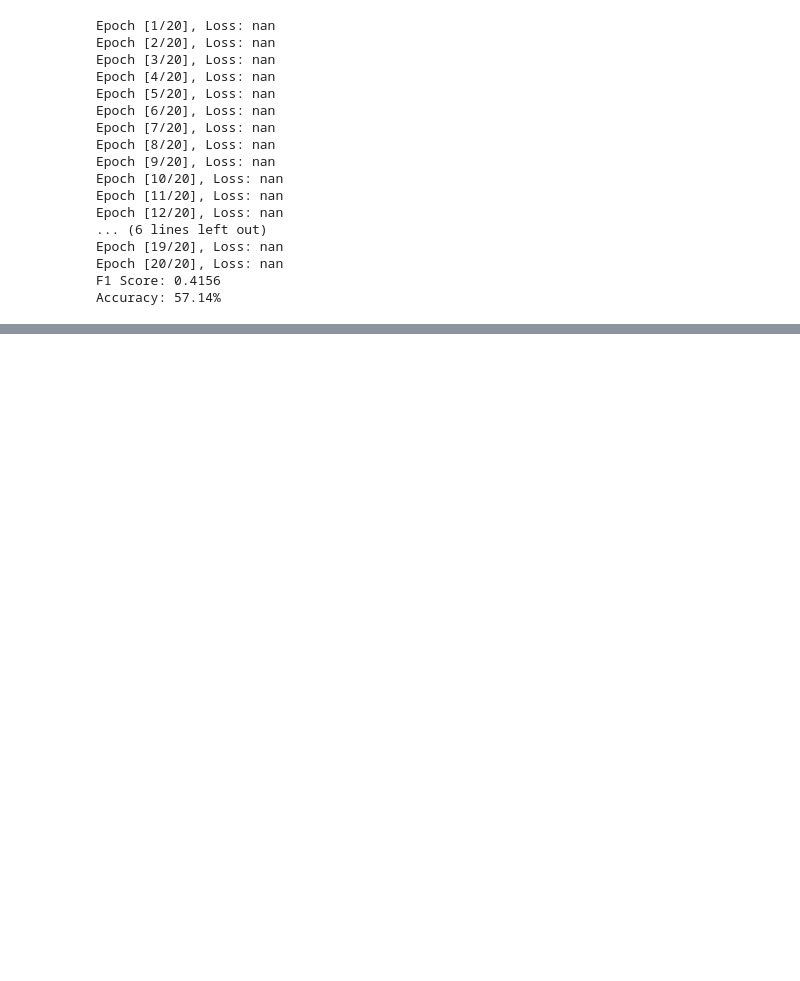
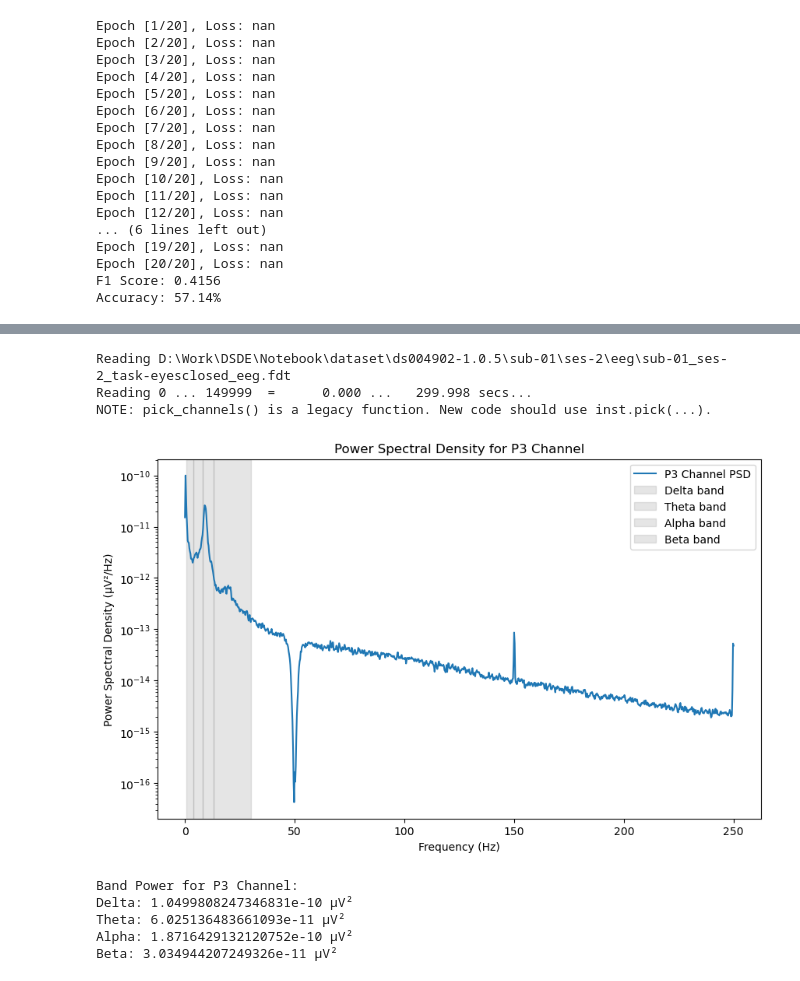
Before and after one commit to Narutchai01/dsde, a Jupyter notebook: Notebook/eeg.ipynb, the cells around one changed output, grey strips where cells are left out. Cells and saved outputs as stored; diff of their text form; code cells hidden in the pictures; blank space fills up the shorter version.

```diff
--- a/Notebook/eeg.ipynb
+++ b/Notebook/eeg.ipynb
@@ -656,0 +657,66 @@ Channel 61: o2 : -5.946337995906387e-06
+# %%
+import numpy as np
+import mne
+import matplotlib.pyplot as plt
+from scipy.signal import welch
+from mne.datasets import sample
+from mne.io import read_raw_fif
+
+# Load sample EEG data (P3 channel extraction example)
+data_path = r'D:\Work\DSDE\Notebook\dataset\ds004902-1.0.5\sub-01\ses-2\eeg\sub-01_ses-2_task-eyesclosed_eeg.set'
+raw = mne.io.read_raw_eeglab(data_path , preload=True)
+
+# Pick the P3 channel
+raw.pick_channels(['P3'])
+sfreq = raw.info['sfreq']  # Sampling frequency
+data = raw.get_data()[0]   # Extract the P3 channel signal
+
+# Define frequency bands (Hz)
+bands = {
+    'Delta': (0.5, 4),
+    'Theta': (4, 8),
+    'Alpha': (8, 13),
+    'Beta': (13, 30),
+}
+
+# Compute PSD using Welch's method
+frequencies, psd = welch(data, fs=sfreq, nperseg=4 * sfreq)
+
+
+# Calculate band power
+band_power = {}
+for band, (low, high) in bands.items():
+    band_mask = (frequencies >= low) & (frequencies <= high)
+    band_power[band] = np.sum(psd[band_mask])
+
+# Plot the PSD
+
+plt.figure(figsize=(10, 6))
+
+plt.semilogy(frequencies, psd, label='P3 Channel PSD')
+
+for band, (low, high) in bands.items():
+    plt.axvspan(low, high, color='gray', alpha=0.2, label=f'{band} band')
+
+plt.xlabel('Frequency (Hz)')
+plt.ylabel('Power Spectral Density (µV²/Hz)')
+plt.title('Power Spectral Density for P3 Channel')
+plt.legend(loc='upper right')
+plt.show()
+
+
+# Print band power
+print("Band Power for P3 Channel:")
+
+for band, power in band_power.items():
+    print(f"{band}: {power} µV²")
+# %% [output]
+Reading D:\Work\DSDE\Notebook\dataset\ds004902-1.0.5\sub-01\ses-2\eeg\sub-01_ses-2_task-eyesclosed_eeg.fdt
+Reading 0 ... 149999  =      0.000 ...   299.998 secs...
+NOTE: pick_channels() is a legacy function. New code should use inst.pick(...).
+[figure, added]
+Band Power for P3 Channel:
+Delta: 1.0499808247346831e-10 µV²
+Theta: 6.025136483661093e-11 µV²
+Alpha: 1.8716429132120752e-10 µV²
+Beta: 3.034944207249326e-11 µV²
```
Also changed, not shown: parts of 3 cells of this notebook, 20 other files.
